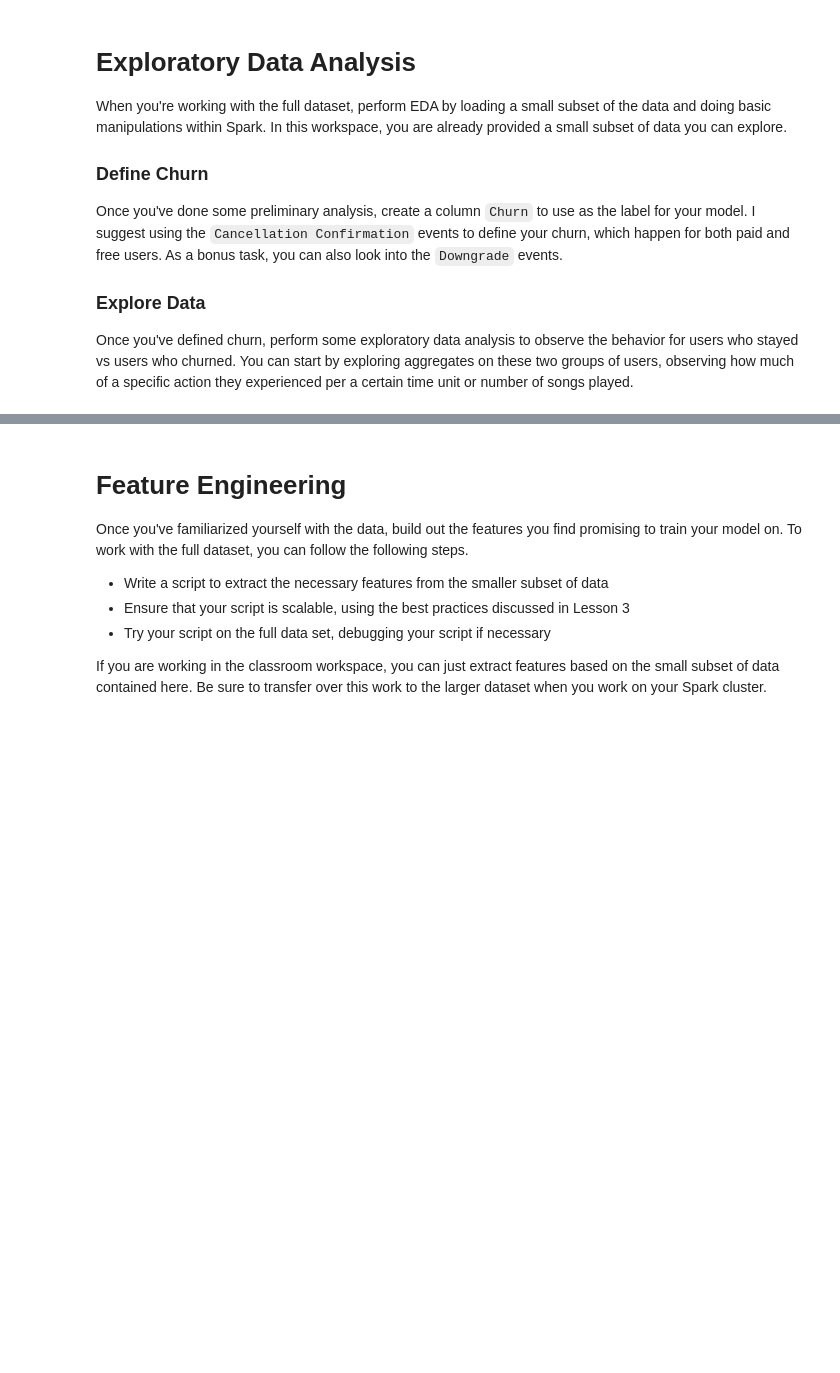
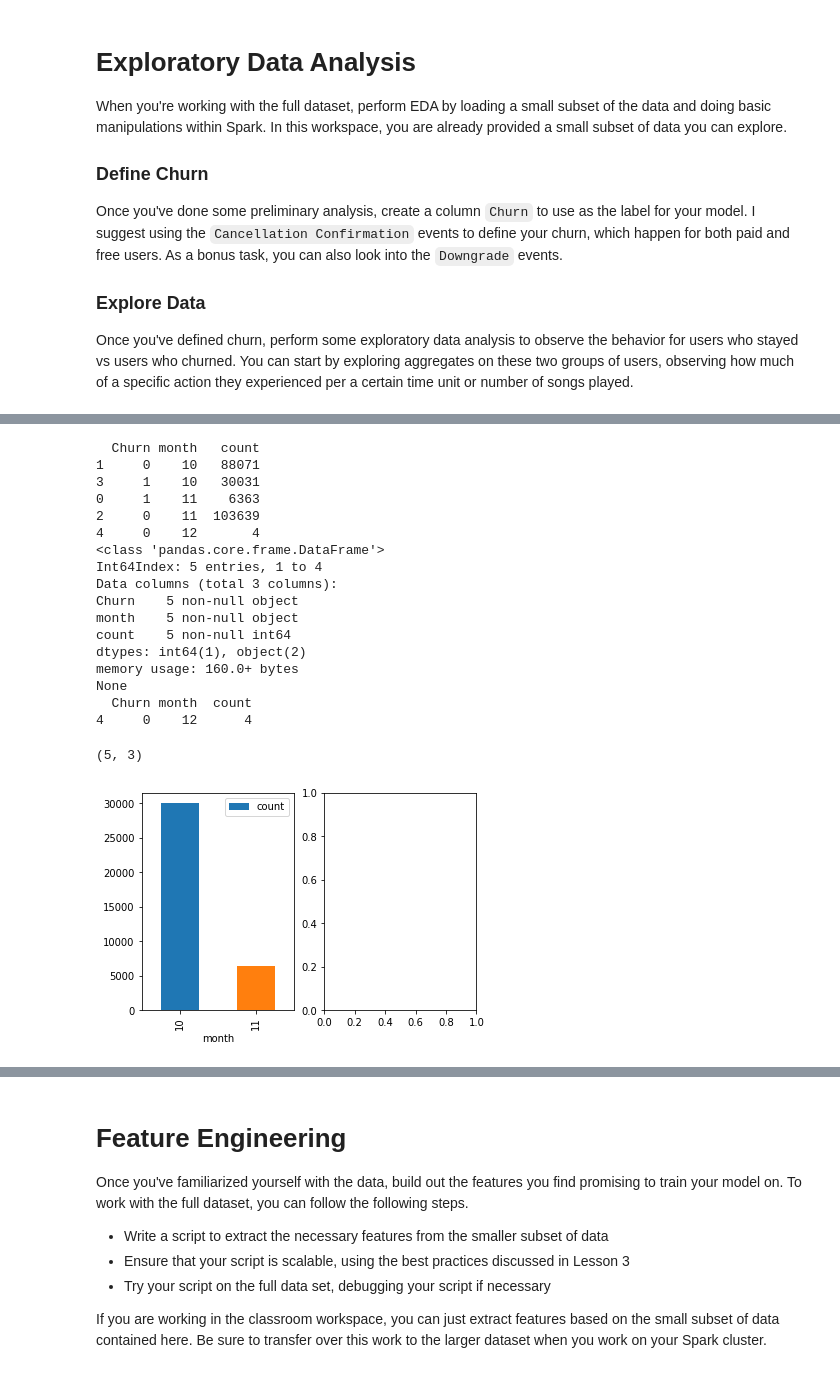
Before and after one commit to uzair123/sparkify_music_app, a Jupyter notebook: Sparkify.ipynb, the cells around one changed output, grey strips where cells are left out. Saved outputs shown, nothing was run; the diff lists cells and outputs as text; code cells hidden in the pictures; blank space fills up the shorter version.

```diff
--- a/Sparkify.ipynb
+++ b/Sparkify.ipynb
@@ -72,0 +418,40 @@ Once you've defined churn, perform some exploratory data analysis to observe the
+# %%
+ns1 = ns.toPandas()
+ns1.sort_values(by=['month'], inplace=True)
+print(ns1.head())
+print(ns1.info())
+print(ns1[ns1['month']== str(12)])
+fig,axes = plt.subplots(nrows=1, ncols=2)
+#ax = plt.gca()
+#figsize=(10,8)
+#ax.set_xlabel('Hours from 0-24', fontsize=13)
+ax.set_ylabel('Number of songs', fontsize= 13)
+nsgrp = ns1.groupby('Churn')
+nsgrp.get_group('1').plot(x='month', y='count', kind = 'bar', use_index=True ,legend=True, ax=axes[0])
+
+
+
+ns1[ns1['Churn'] == '0']['Churn'].value_counts()
+ns1.shape
+#.plot(x='month', kind = 'bar', use_index=True ,legend=True, ax=axes[1])
+#ax.legend(["Non Churned Users", "Churned Users"])
+# %% [output]
+  Churn month   count
+1     0    10   88071
+3     1    10   30031
+0     1    11    6363
+2     0    11  103639
+4     0    12       4
+<class 'pandas.core.frame.DataFrame'>
+Int64Index: 5 entries, 1 to 4
+Data columns (total 3 columns):
+Churn    5 non-null object
+month    5 non-null object
+count    5 non-null int64
+dtypes: int64(1), object(2)
+memory usage: 160.0+ bytes
+None
+  Churn month  count
+4     0    12      4
+(5, 3)
+[figure, added]
```
Also changed, not shown: parts of 92 cells of this notebook, 1 other file.
